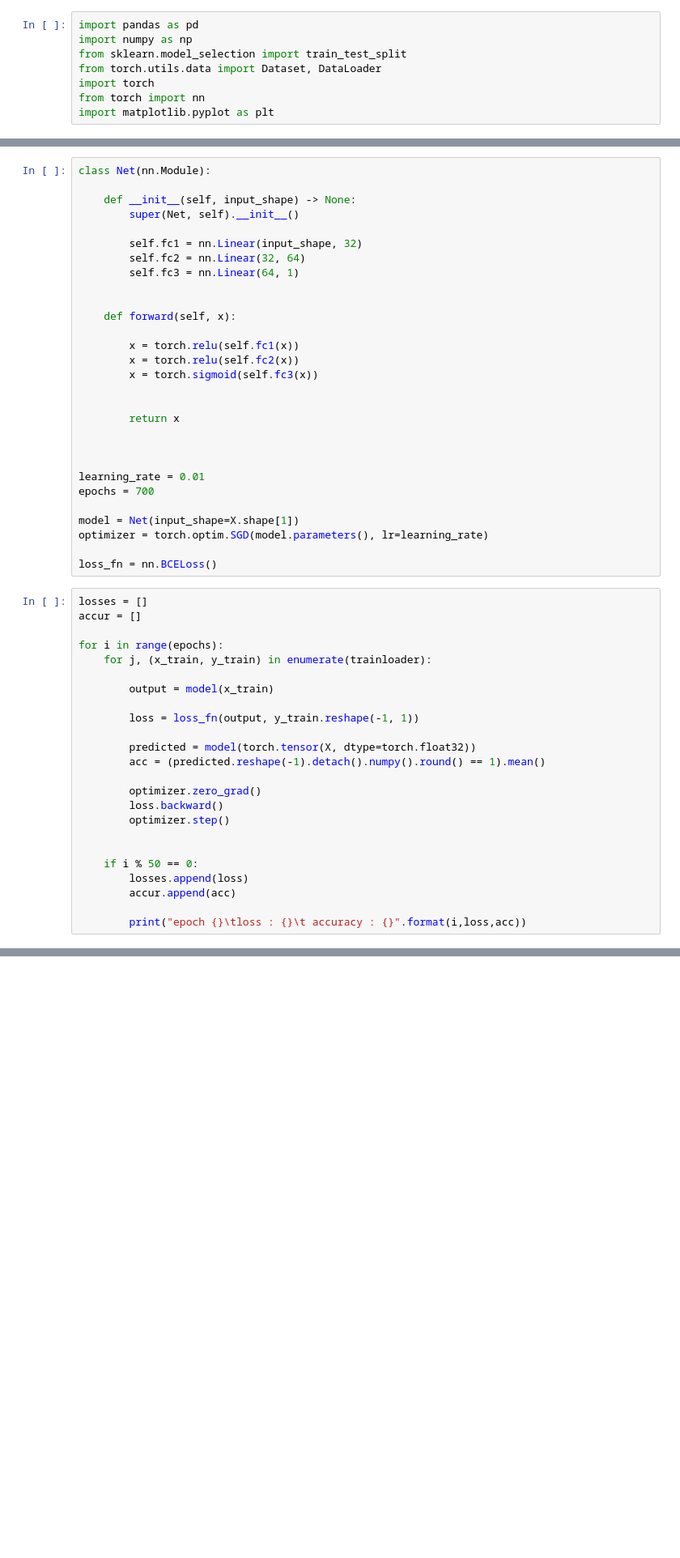
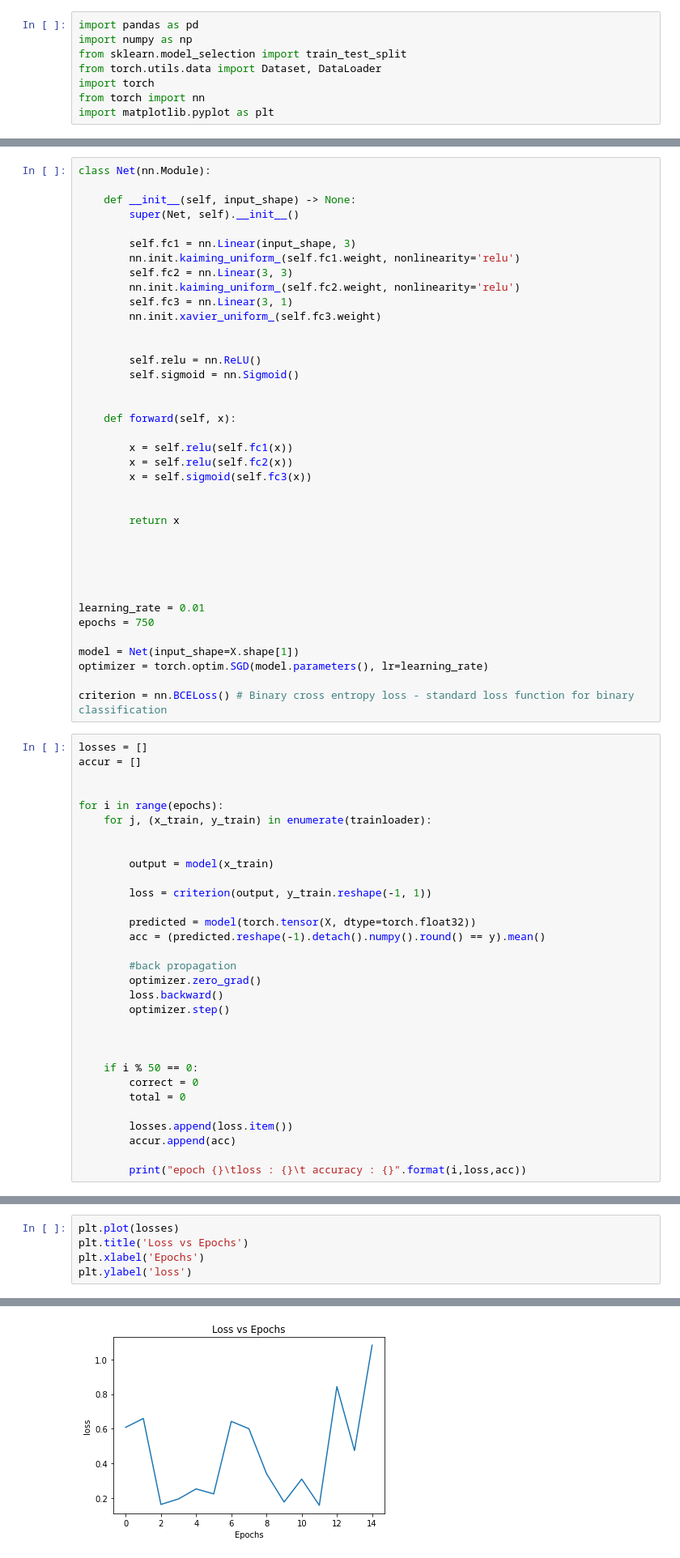
Before and after one commit to karenxli/ds4400drugs, a Jupyter notebook: andres.ipynb, the cells around one changed output, grey strips where cells are left out. Shown: that part at 81% size. Cells and saved outputs as stored; diff of their text form; blank space fills up the shorter version.

```diff
--- a/andres.ipynb
+++ b/andres.ipynb
@@ -138,50 +110,66 @@ class Net(nn.Module):
     def __init__(self, input_shape) -> None:
         super(Net, self).__init__()
 
-        self.fc1 = nn.Linear(input_shape, 32)
-        self.fc2 = nn.Linear(32, 64)
-        self.fc3 = nn.Linear(64, 1)
+        self.fc1 = nn.Linear(input_shape, 3)
+        nn.init.kaiming_uniform_(self.fc1.weight, nonlinearity='relu')
+        self.fc2 = nn.Linear(3, 3)
+        nn.init.kaiming_uniform_(self.fc2.weight, nonlinearity='relu')
+        self.fc3 = nn.Linear(3, 1)
+        nn.init.xavier_uniform_(self.fc3.weight)
+
+
+        self.relu = nn.ReLU()
+        self.sigmoid = nn.Sigmoid()
 
 
     def forward(self, x):
 
-        x = torch.relu(self.fc1(x))
-        x = torch.relu(self.fc2(x))
-        x = torch.sigmoid(self.fc3(x))
+        x = self.relu(self.fc1(x))
+        x = self.relu(self.fc2(x))
+        x = self.sigmoid(self.fc3(x))
 
 
         return x
 
 
 
+
+
 learning_rate = 0.01
-epochs = 700
+epochs = 750
 
 model = Net(input_shape=X.shape[1])
 optimizer = torch.optim.SGD(model.parameters(), lr=learning_rate)
 
-loss_fn = nn.BCELoss()
+criterion = nn.BCELoss() # Binary cross entropy loss - standard loss function for binary classification
 # %%
 losses = []
 accur = []
 
+
 for i in range(epochs):
     for j, (x_train, y_train) in enumerate(trainloader):
 
+
         output = model(x_train)
 
-        loss = loss_fn(output, y_train.reshape(-1, 1))
+        loss = criterion(output, y_train.reshape(-1, 1))
 
         predicted = model(torch.tensor(X, dtype=torch.float32))
-        acc = (predicted.reshape(-1).detach().numpy().round() == 1).mean()
+        acc = (predicted.reshape(-1).detach().numpy().round() == y).mean()
 
+        #back propagation
         optimizer.zero_grad()
         loss.backward()
         optimizer.step()
 
 
+
     if i % 50 == 0:
-        losses.append(loss)
+        correct = 0
+        total = 0
+
+        losses.append(loss.item())
         accur.append(acc)
 
         print("epoch {}\tloss : {}\t accuracy : {}".format(i,loss,acc))
@@ -203,0 +231,6 @@ Error:
+# %%
+plt.plot(losses)
+plt.title('Loss vs Epochs')
+plt.xlabel('Epochs')
+plt.ylabel('loss')
+# %% [output]
@@ -203,0 +238 @@ Error:
+[figure, added]
```
Also changed, not shown: parts of 15 cells of this notebook.
